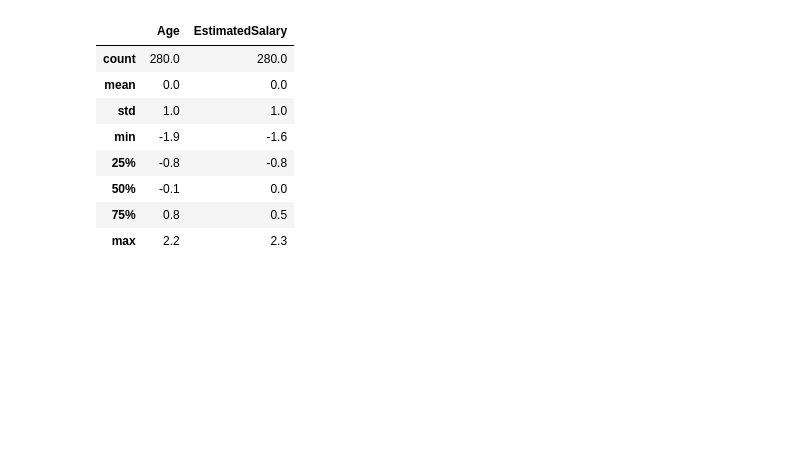
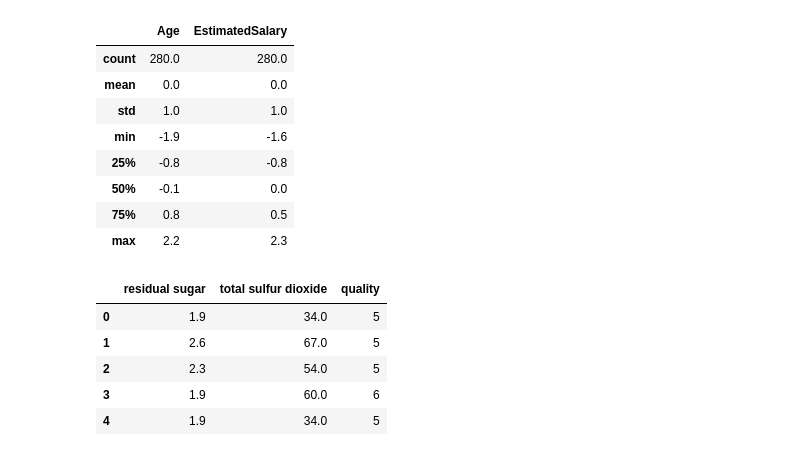
Before and after one commit to sj-workbench/years_of_learnings, a Jupyter notebook: feature_eng.ipynb, the cells around one changed output. Saved outputs shown, nothing was run; the diff lists cells and outputs as text; code cells hidden in the pictures; blank space fills up the shorter version.

```diff
--- a/feature_eng.ipynb
+++ b/feature_eng.ipynb
@@ -82,3 +82,13 @@ np.round(x_train_scaled.describe(),1)
 | 50% | -0.1 | 0.0 |
 | 75% | 0.8 | 0.5 |
 | max | 2.2 | 2.3 |
+# %%
+df1 = pd.read_csv("/content/WineQT.csv", usecols = [3,6,11])
+df1.head()
+# %% [output]
+|  | residual sugar | total sulfur dioxide | quality |
+| 0 | 1.9 | 34.0 | 5 |
+| 1 | 2.6 | 67.0 | 5 |
+| 2 | 2.3 | 54.0 | 5 |
+| 3 | 1.9 | 60.0 | 6 |
+| 4 | 1.9 | 34.0 | 5 |
```
Also changed, not shown: parts of 7 cells of this notebook.
